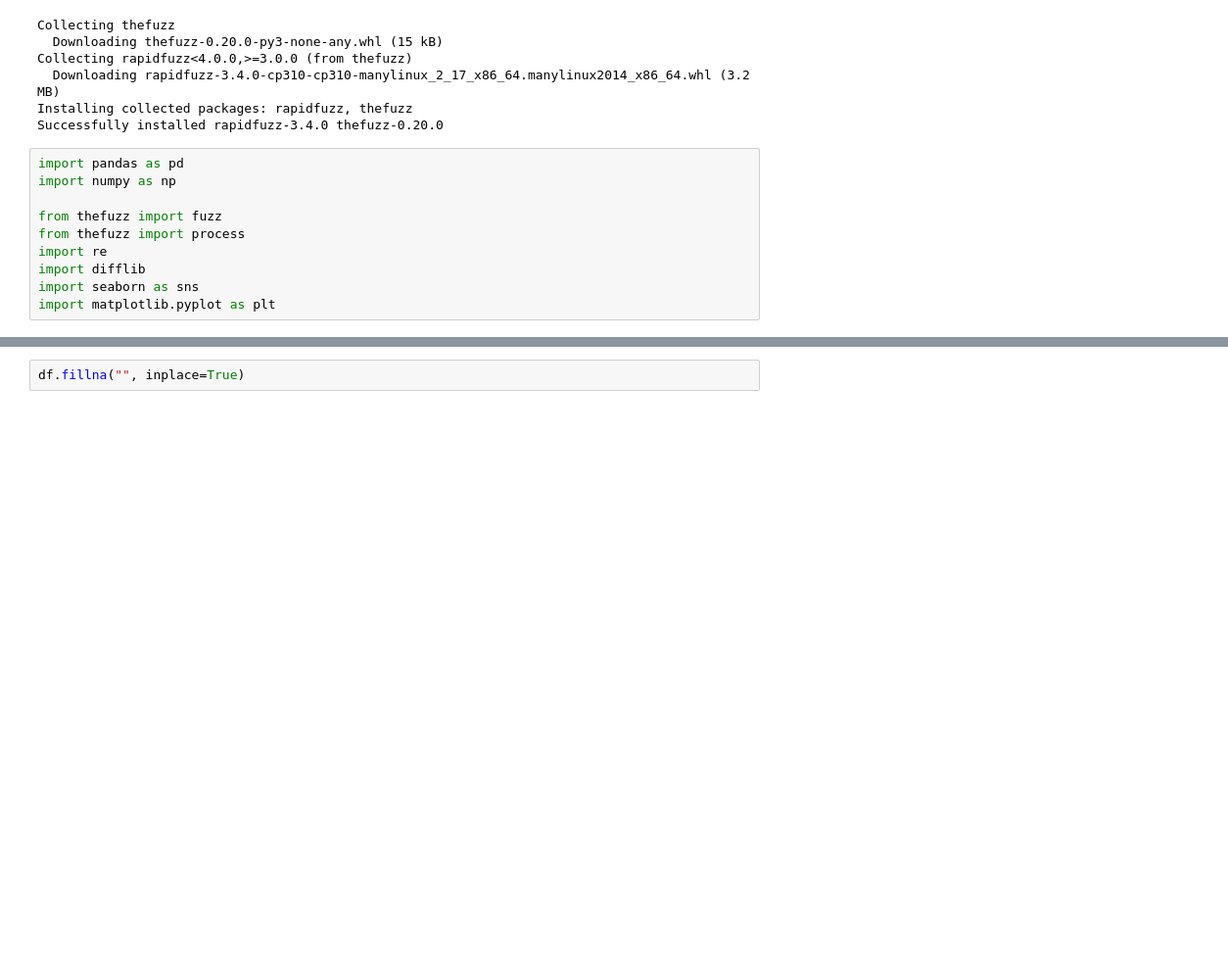
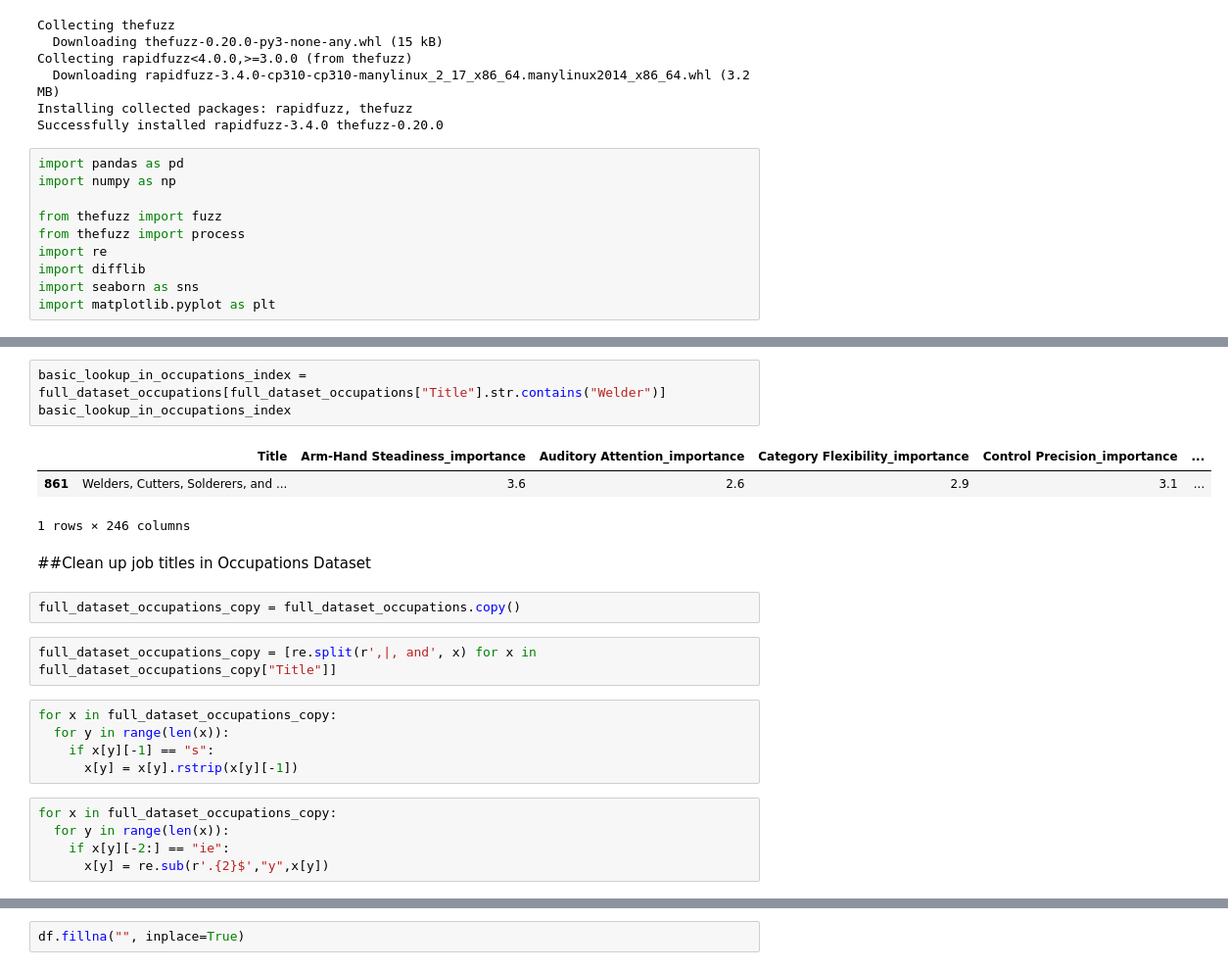
Before and after one commit to polinamin/ai_threat_index, a Jupyter notebook: code/Abilities_Analysis.ipynb, the cells around one changed output, grey strips where cells are left out. Shown at 98% size. Drawn from its saved outputs; the diff is of its cells as text; blank space fills up the shorter version.

Commit message:
cleaned with csv

```diff
--- a/code/Abilities_Analysis.ipynb
+++ b/code/Abilities_Analysis.ipynb
@@ -295,0 +212,23 @@ dtype: int64
+# %%
+basic_lookup_in_occupations_index = full_dataset_occupations[full_dataset_occupations["Title"].str.contains("Welder")]
+basic_lookup_in_occupations_index
+# %% [output]
+|  | Title | Arm-Hand Steadiness_importance | Auditory Attention_importance | Category Flexibility_importance | Control Precision_importance | ... |
+| 861 | Welders, Cutters, Solderers, and ... | 3.6 | 2.6 | 2.9 | 3.1 | ... |
+1 rows × 246 columns
+# %% [markdown]
+##Clean up job titles in Occupations Dataset
+# %%
+full_dataset_occupations_copy = full_dataset_occupations.copy()
+# %%
+full_dataset_occupations_copy = [re.split(r',|, and', x) for x in full_dataset_occupations_copy["Title"]]
+# %%
+for x in full_dataset_occupations_copy:
+  for y in range(len(x)):
+    if x[y][-1] == "s":
+      x[y] = x[y].rstrip(x[y][-1])
+# %%
+for x in full_dataset_occupations_copy:
+  for y in range(len(x)):
+    if x[y][-2:] == "ie":
+      x[y] = re.sub(r'.{2}$',"y",x[y])
```
Also changed, not shown: parts of 93 cells of this notebook, 1 other file.
